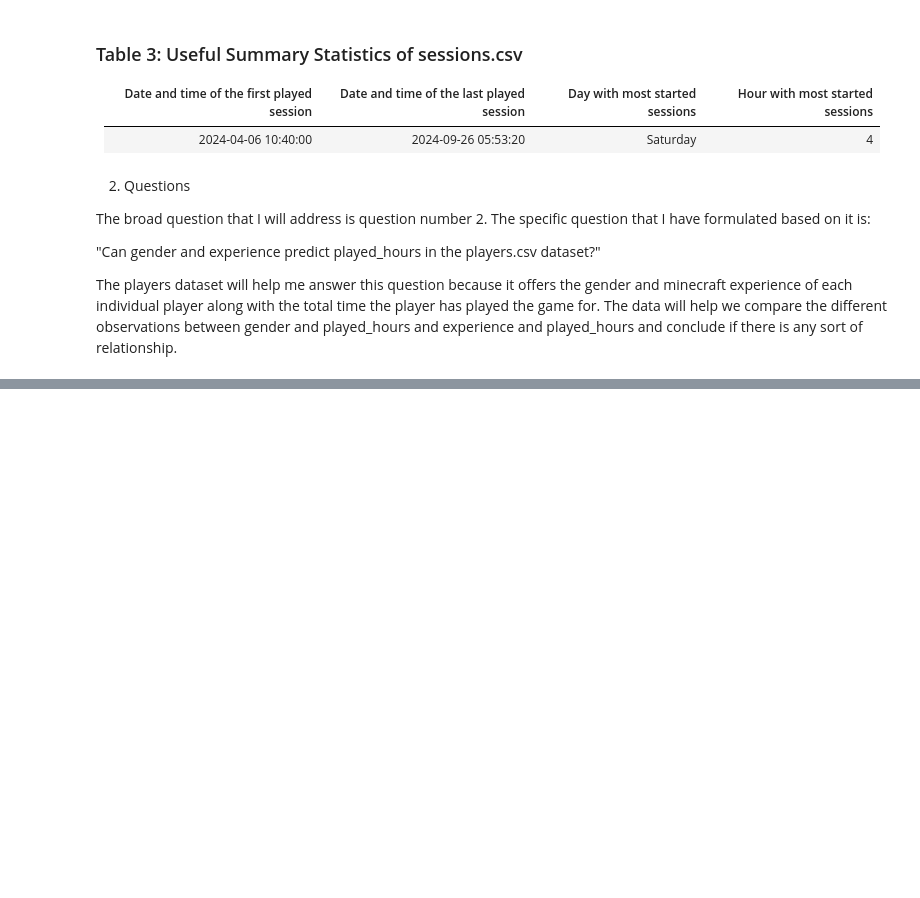
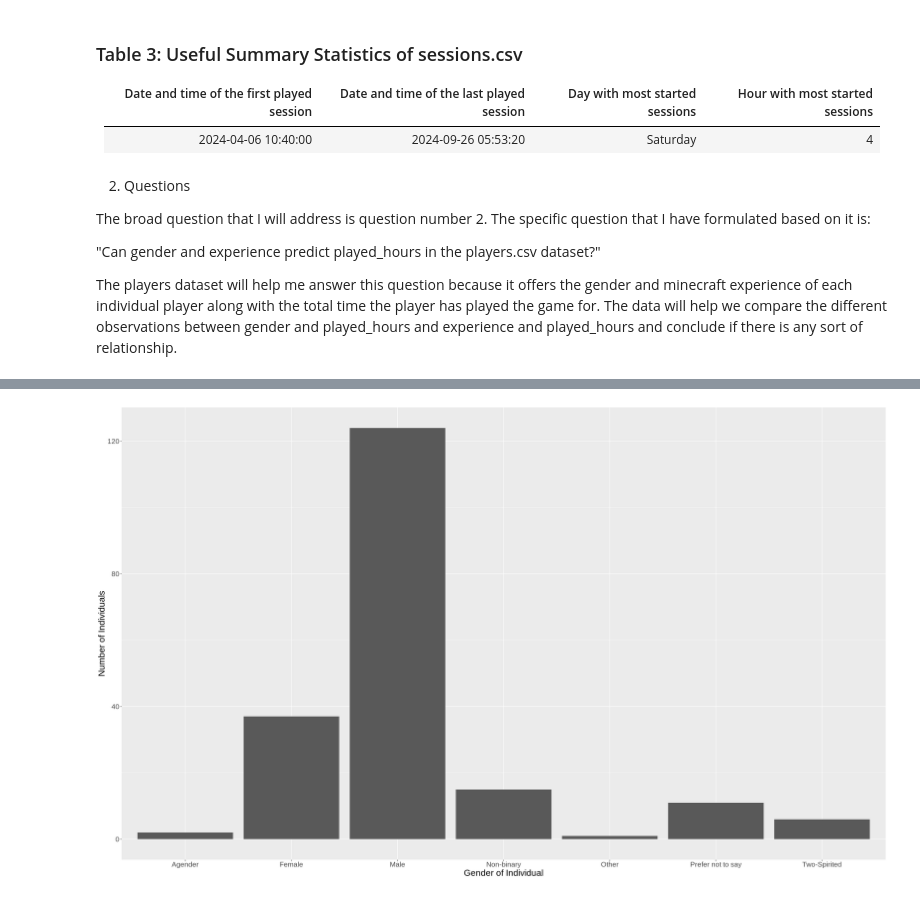
Before and after one commit to mwellison06-cpu/DSCI-Project-Planning-Stage-Indv, a Jupyter notebook: DSCI-Indv-Project.ipynb, the cells around one changed output, grey strips where cells are left out. Saved outputs shown, nothing was run; the diff lists cells and outputs as text; code cells hidden in the pictures; blank space fills up the shorter version.

```diff
--- a/DSCI-Indv-Project.ipynb
+++ b/DSCI-Indv-Project.ipynb
@@ -243,0 +303,12 @@ The players dataset will help me answer this question because it offers the gend
+# %%
+#make a bar plot
+
+players_data_bar_1 <- players_data |>
+ggplot(aes(x = gender)) +
+geom_bar() +
+labs(x = "Gender of Individual", y = "Number of Individuals") +
+theme(text = element_text(size = 20))
+
+players_data_bar_1
+# %% [output]
+[figure, added]
```
Also changed, not shown: parts of 5 cells of this notebook.
